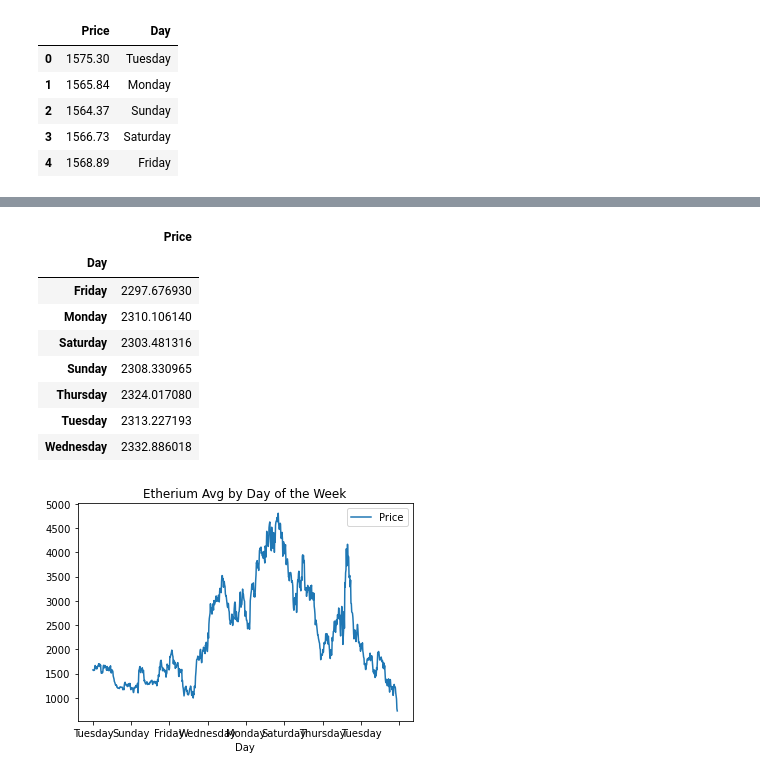
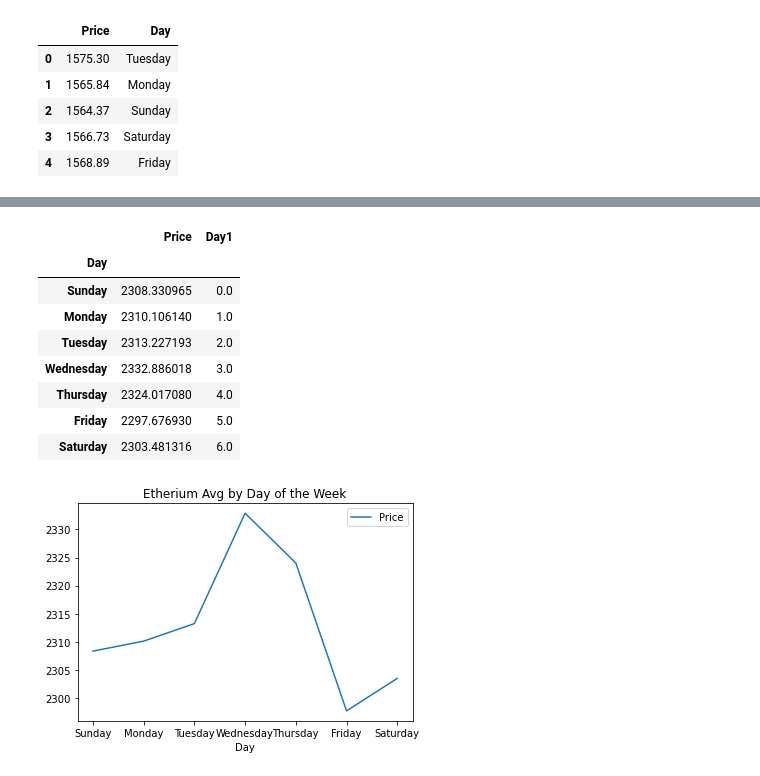
Before and after one commit to tylerfallon/The-Omniscient-Crypto-Oracle, a Jupyter notebook: ETHDailyPlt.ipynb, the cells around one changed output, grey strips where cells are left out. Drawn from its saved outputs; the diff is of its cells as text; code cells hidden in the pictures.

```diff
--- a/ETHDailyPlt.ipynb
+++ b/ETHDailyPlt.ipynb
@@ -109,3 +109,6 @@ ETHd_df.head()
 | 2 | 1564.37 | Sunday |
 | 3 | 1566.73 | Saturday |
 | 4 | 1568.89 | Friday |
+# %%
+ETHd_df['Day1'] = ETHd_df.loc[:, 'Day']
+ETHd_df
@@ -111,0 +129,20 @@ ETHd_df.head()
+# %%
+# Transform string column
+def change_string(Day1):
+    if Day1 == "Monday":
+        return 1
+    if Day1 == "Tuesday":
+        return 2
+    if Day1 == "Wednesday":
+        return 3
+    if Day1 == "Thursday":
+        return 4
+    if Day1 == "Friday":
+        return 5
+    if Day1 == "Saturday":
+        return 6
+    else:
+        return 0
+
+ETHd_df["Day1"] = ETHd_df["Day1"].apply(change_string)
+ETHd_df.head()
@@ -112,16 +156,16 @@ ETHd_df.head()
 # %%
-ETHDay_df = ETHd_df.groupby(by='Day').mean()
+ETHDay_df = ETHd_df.groupby(by='Day').mean().sort_values(by= "Day1")
 ETHDay_df
 # %% [output]
-|  | Price |
-| Day |  |
-| Friday | 2297.676930 |
-| Monday | 2310.106140 |
-| Saturday | 2303.481316 |
-| Sunday | 2308.330965 |
-| Thursday | 2324.017080 |
-| Tuesday | 2313.227193 |
-| Wednesday | 2332.886018 |
+|  | Price | Day1 |
+| Day |  |  |
+| Sunday | 2308.330965 | 0.0 |
+| Monday | 2310.106140 | 1.0 |
+| Tuesday | 2313.227193 | 2.0 |
+| Wednesday | 2332.886018 | 3.0 |
+| Thursday | 2324.017080 | 4.0 |
+| Friday | 2297.676930 | 5.0 |
+| Saturday | 2303.481316 | 6.0 |
 # %%
 # Saving cleaned data
 file_path = "Resources/ETHDay.csv"
@@ -129,10 +173,10 @@ ETHd_df.to_csv(file_path, index=False)
 # %%
 import matplotlib.pyplot as plt
 # %%
-ETHd_df.plot ("Day","Price")
+ETHDay_df.drop("Day1", axis=1).plot ()
 x = ('Day')
 y= ('Price')
 plt.title("Etherium Avg by Day of the Week")
 plt.show()
 # %% [output]
-[figure, old version]
+[figure, new version]
```
Also changed, not shown: parts of 2 cells of this notebook, 11 other files.
